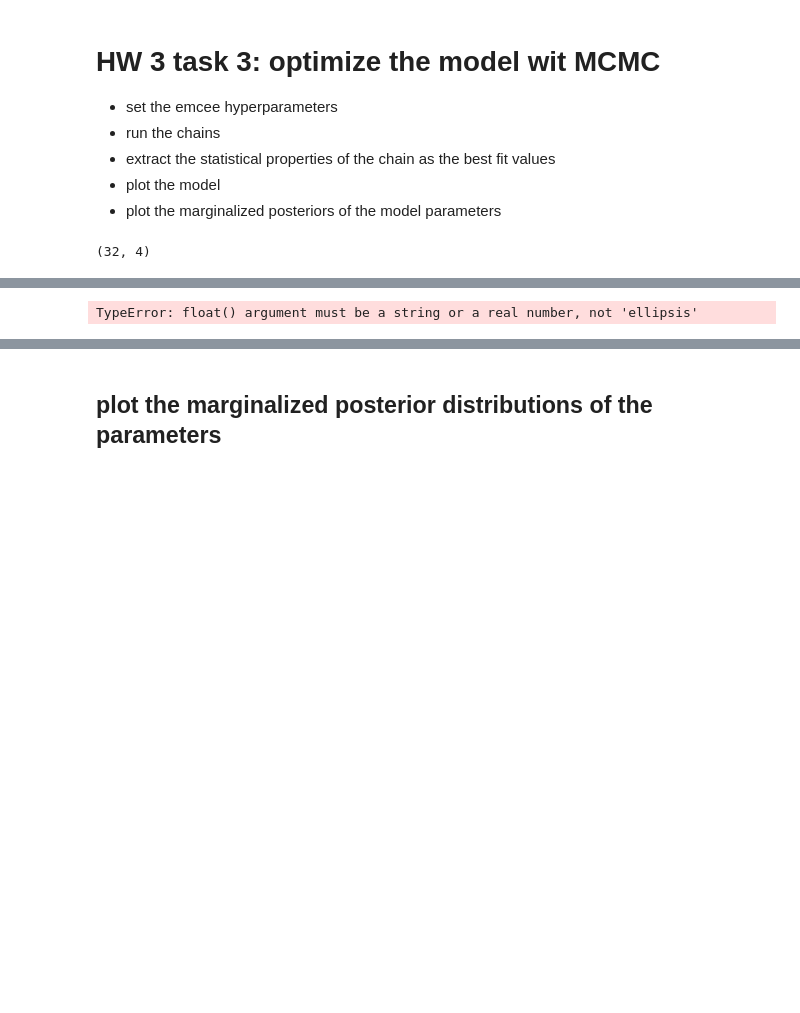
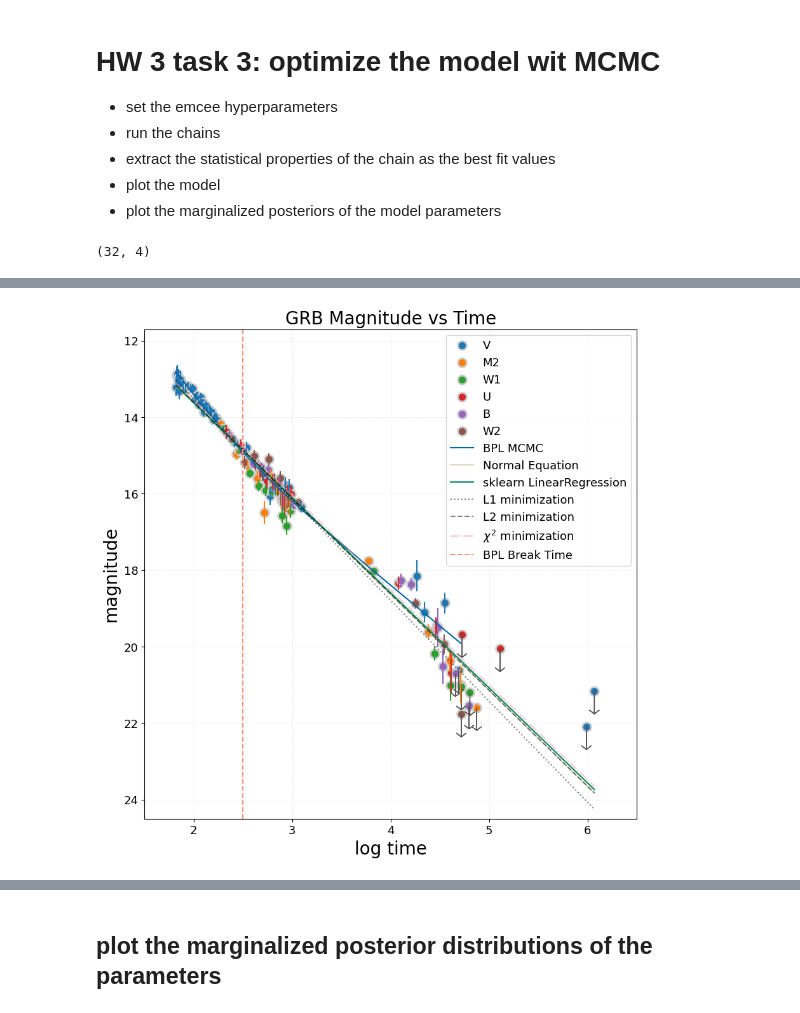
Before and after one commit to TJTomas/DSPS_TTomaszewski, a Jupyter notebook: HW6/Tomaszewski_Second_Half_fitlinetogrbafterglow_mcmc_dsps25.ipynb, the cells around one changed output, grey strips where cells are left out. Drawn from its saved outputs; the diff is of its cells as text; code cells hidden in the pictures; blank space fills up the shorter version.

```diff
--- a/HW6/Tomaszewski_Second_Half_fitlinetogrbafterglow_mcmc_dsps25.ipynb
+++ b/HW6/Tomaszewski_Second_Half_fitlinetogrbafterglow_mcmc_dsps25.ipynb
@@ -846,12 +927,11 @@ axes[-1].set_xlabel("step number");
 # %%
 # get the 16th, 50, and 84th percentiles of the model parameters
-flat_samples = ...
+flat_samples = sampler.get_chain(discard=discard_var, thin=15, flat=True)
 mcmc = np.zeros((ndim, 3))
 for i in range(ndim):
-    mcmc[i] = ...
+    mcmc[i] = np.percentile(flat_samples[:,i], [16, 50, 84])
 mcmc[:,1]
+theta = mcmc[:,1]
-# %% [output]
-TypeError: float() argument must be a string or a real number, not 'ellipsis'
 # %%
 #plot the model
 ax = plotlogtime(grbAG)
@@ -861,38 +941,58 @@ ax = plotlogtime(grbAG)
 #https://gist.github.com/ollieglass/f6ddd781eeae1d24e391265432297538
 colors = ['C2B280', '848482', '008856', 'E68FAC', '0067A5', 'F99379',
           '604E97', 'F6A600', 'B3446C',
           'DCD300', '882D17', '8DB600', '654522', 'E25822', '2B3D26',
           '222222', 'F3C300', '875692', 'F38400', 'A1CAF1', 'BE0032', ]
 
-ax.plot(grbAG.logtime.values, line(mcmc[:,1][0], mcmc[:,1][1],
-                            grbAG.logtime.values), ls="--", c="k", label="MCMC")
+
+#ax.plot(grbAG.logtime.values, line(mcmc[:,1][0], mcmc[:,1][1],
+#                           grbAG.logtime.values), ls="--", c="k", label="MCMC")
+
+
+# Add the broken power law model from MCMC
+# Use all time values for plotting the BPL model
+ax.plot(grbAGnouplim.logtime.values, bpl(mcmc[:,1], grbAGnouplim.time.values),
+        ls="-", c='#'+colors[4], label="BPL MCMC")
+
+
 #normal equation
 plotline((theta_best[::-1]), grbAG.logtime.values,
          color='#'+colors[0],  alpha=0.5,
          label="Normal Equation", ax=ax)
 #sklearn
 plotline((lr.coef_[1], lr.intercept_), grbAG.logtime,
          color='#'+colors[2], symbol='-',
          label="sklearn LinearRegression", ax=ax)
 #minimize L1
-plotline((l1Solution.x[::-1]), grbAG.logtime,
+plotline((l1Solution.x[::-1]), grbAG.logtime.values,
          symbol=':', alpha=0.5,
          label="L1 minimization", ax=ax)
 #minimize L2
-plotline((l2Solution.x[::-1]), grbAG.logtime,
+plotline((l2Solution.x[::-1]), grbAG.logtime.values,
          symbol='--', alpha=0.5,
          label="L2 minimization", ax=ax)
 #minimize chi2
-plotline((chi2Solution.x[::-1]), grbAG.logtime,
+plotline((chi2Solution.x[::-1]), grbAG.logtime.values,
          color='#'+colors[3], symbol='-.', alpha=0.5,
          label=r"$\chi^2$ minimization", ax=ax)
 
-pl.legend()
-
 #with the LinearRegression object I can also do
 #pl.plot(grbAG.logtime, lr.predict(np.c_[np.ones((len(grbAG), 1)), grbAG.logtime]), 'k-')
-pl.axvline(np.log10(mcmc[2,1]))
+pl.axvline(np.log10(mcmc[0,1]), color='#'+colors[5], linestyle='--', label='BPL Break Time') # Plot the break time
+
+
+#Attempt to construct Broken Power Law that extends over the entire plot
+#x_bpl = np.linspace(grbAG.time.min(), grbAG.time.max(), 108)
+#y_bpl = bpl(theta, x_bpl)
+#pl.plot(x_bpl, y_bpl, color = "purple", linestyle = '--', label='Extended BPL')
+
+
 pl.ylim(24.5,11.7)
 pl.xlim(1.5, 6.5)
+pl.legend()
 pl.ylabel("magnitude", fontsize=20)
 pl.xlabel("log time", fontsize=20);
+pl.title("GRB Magnitude vs Time", fontsize = 20)
+pl.grid(True, linestyle = "--", linewidth = 0.5, alpha = 0.3)
+# %% [output]
+[figure, added]
```
Also changed, not shown: parts of 23 cells of this notebook.
